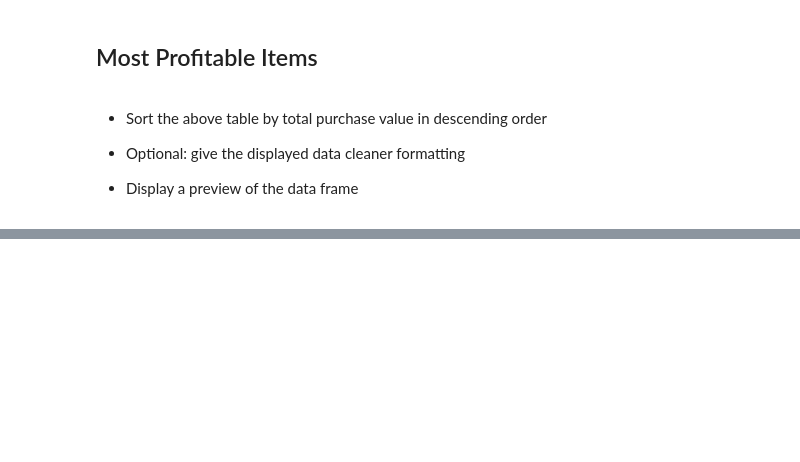
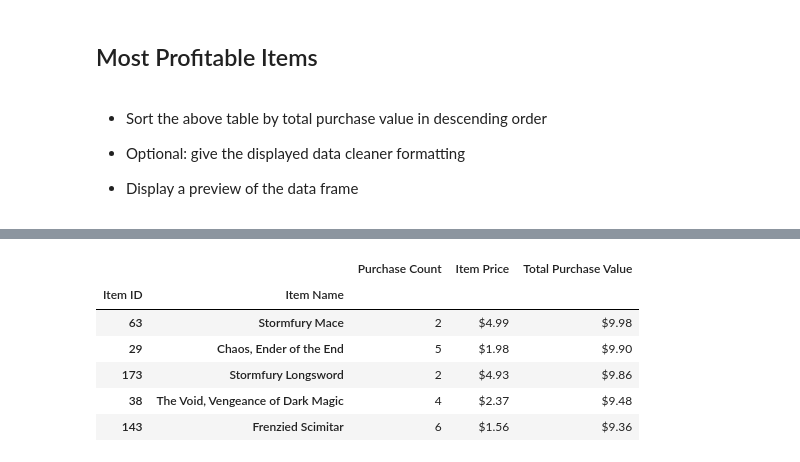
Before and after one commit to nstefanek/pandas-challenge, a Jupyter notebook: HereosOfPymoli_starter.ipynb, the cells around one changed output, grey strips where cells are left out. Saved outputs shown, nothing was run; the diff lists cells and outputs as text; code cells hidden in the pictures; blank space fills up the shorter version.

```diff
--- a/HereosOfPymoli_starter.ipynb
+++ b/HereosOfPymoli_starter.ipynb
@@ -326,0 +318,25 @@ big_money_df.head()
+# %%
+#retrive item id, name and price
+pop_items_df = purchase_data[["Item ID", "Item Name", "Price"]]
+
+#group by item id and name
+pop_items_df_grouped = pop_items_df.groupby(["Item ID", "Item Name"])
+
+#calculations
+purchase_count = pop_items_df_grouped["Item ID"].count()
+average_item_price = pop_items_df_grouped["Price"].mean()
+total_purchase_value = pop_items_df_grouped["Price"].sum()
+
+#data frame
+pop_items_df = pd.DataFrame({"Purchase Count": purchase_count,
+                        "Item Price": average_item_price,
+                        "Total Purchase Value": total_purchase_value})
+
+#sort decsending
+pop_items_df = pop_items_df.sort_values(["Purchase Count"], ascending = False)
+
+#formatting
+pop_items_df["Item Price"] = pop_items_df["Item Price"].map("${:,.2f}".format)
+pop_items_df["Total Purchase Value"] = pop_items_df["Total Purchase Value"].map("${:,.2f}".format)
+
+pop_items_df.head()
@@ -345,0 +361,13 @@ big_money_df.head()
+# %%
+#sort by most profitable
+pop_items_df = pop_items_df.sort_values(["Total Purchase Value"], ascending = False)
+
+pop_items_df.head()
+# %% [output]
+|  |  | Purchase Count | Item Price | Total Purchase Value |
+| Item ID | Item Name |  |  |  |
+| 63 | Stormfury Mace | 2 | $4.99 | $9.98 |
+| 29 | Chaos, Ender of the End | 5 | $1.98 | $9.90 |
+| 173 | Stormfury Longsword | 2 | $4.93 | $9.86 |
+| 38 | The Void, Vengeance of Dark Magic | 4 | $2.37 | $9.48 |
+| 143 | Frenzied Scimitar | 6 | $1.56 | $9.36 |
```
Also changed, not shown: parts of 3 cells of this notebook.
